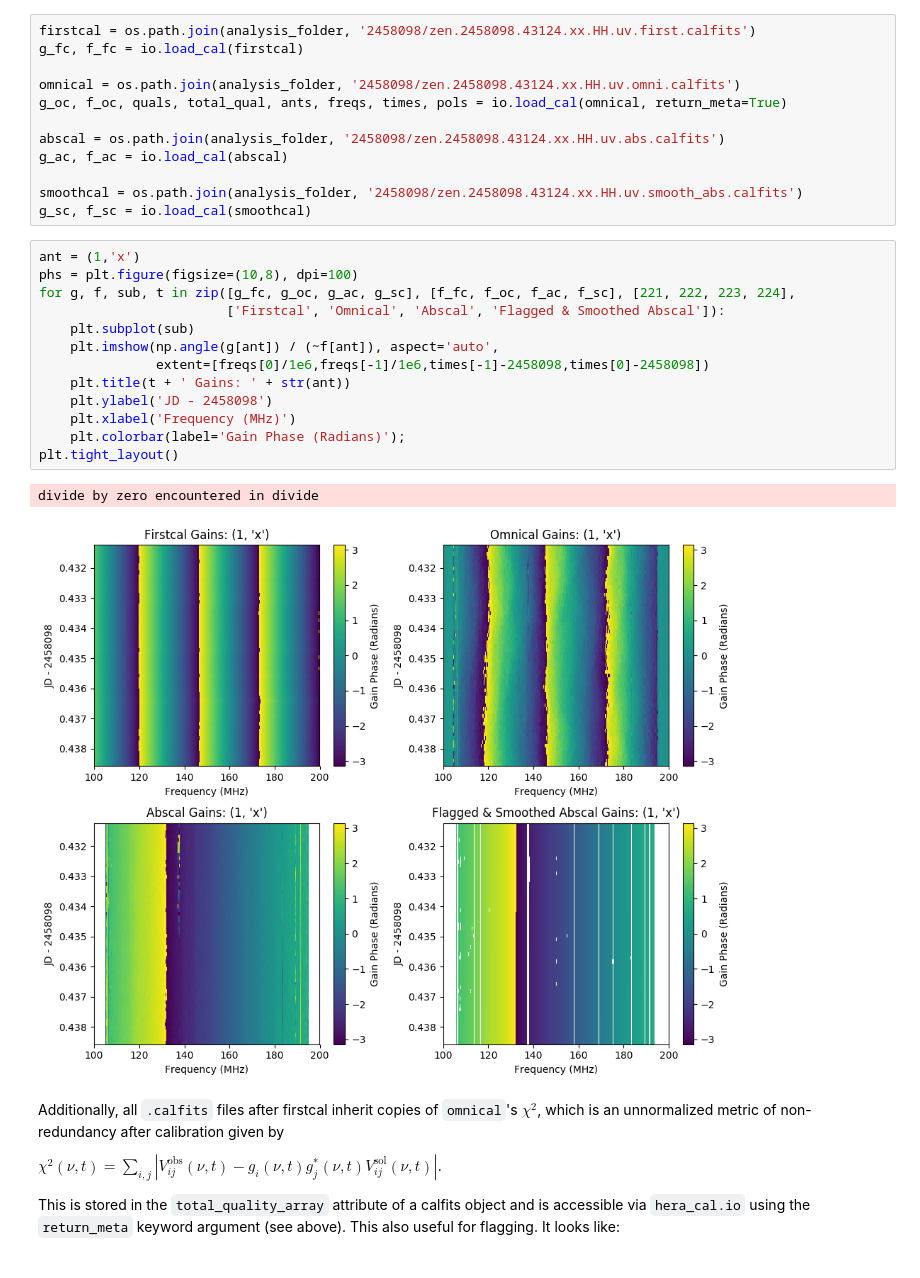
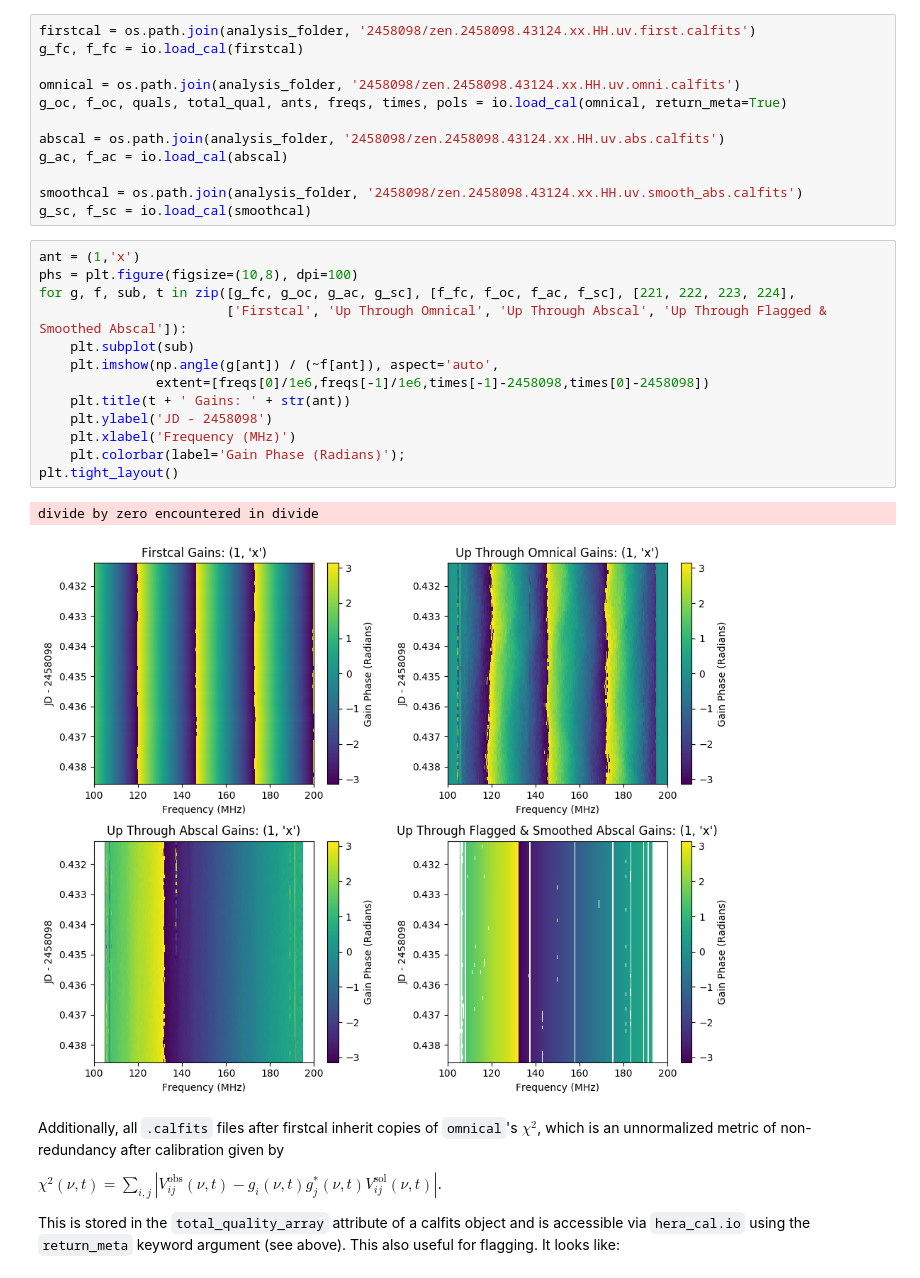
Before and after one commit to HERA-Team/hera_sandbox, a Jupyter notebook: jsd/IDR2_1/IDR2.1_Memo.ipynb, the cells around one changed output. Saved outputs shown, nothing was run; the diff lists cells and outputs as text.

```diff
--- a/jsd/IDR2_1/IDR2.1_Memo.ipynb
+++ b/jsd/IDR2_1/IDR2.1_Memo.ipynb
@@ -231,19 +231,19 @@ g_sc, f_sc = io.load_cal(smoothcal)
 # %%
 ant = (1,'x')
 phs = plt.figure(figsize=(10,8), dpi=100)
 for g, f, sub, t in zip([g_fc, g_oc, g_ac, g_sc], [f_fc, f_oc, f_ac, f_sc], [221, 222, 223, 224],
-                        ['Firstcal', 'Omnical', 'Abscal', 'Flagged & Smoothed Abscal']):
+                        ['Firstcal', 'Up Through Omnical', 'Up Through Abscal', 'Up Through Flagged & Smoothed Abscal']):
     plt.subplot(sub)
     plt.imshow(np.angle(g[ant]) / (~f[ant]), aspect='auto',
                extent=[freqs[0]/1e6,freqs[-1]/1e6,times[-1]-2458098,times[0]-2458098])
     plt.title(t + ' Gains: ' + str(ant))
     plt.ylabel('JD - 2458098')
     plt.xlabel('Frequency (MHz)')
     plt.colorbar(label='Gain Phase (Radians)');
 plt.tight_layout()
 # %% [output]
 divide by zero encountered in divide
-[figure, old version]
+[figure, new version]
 # %% [markdown]
 Additionally, all `.calfits` files after firstcal inherit copies of `omnical`'s $\chi^2$, which is an unnormalized metric of non-redundancy after calibration given by
 
```
Also changed, not shown: parts of 12 cells of this notebook.
